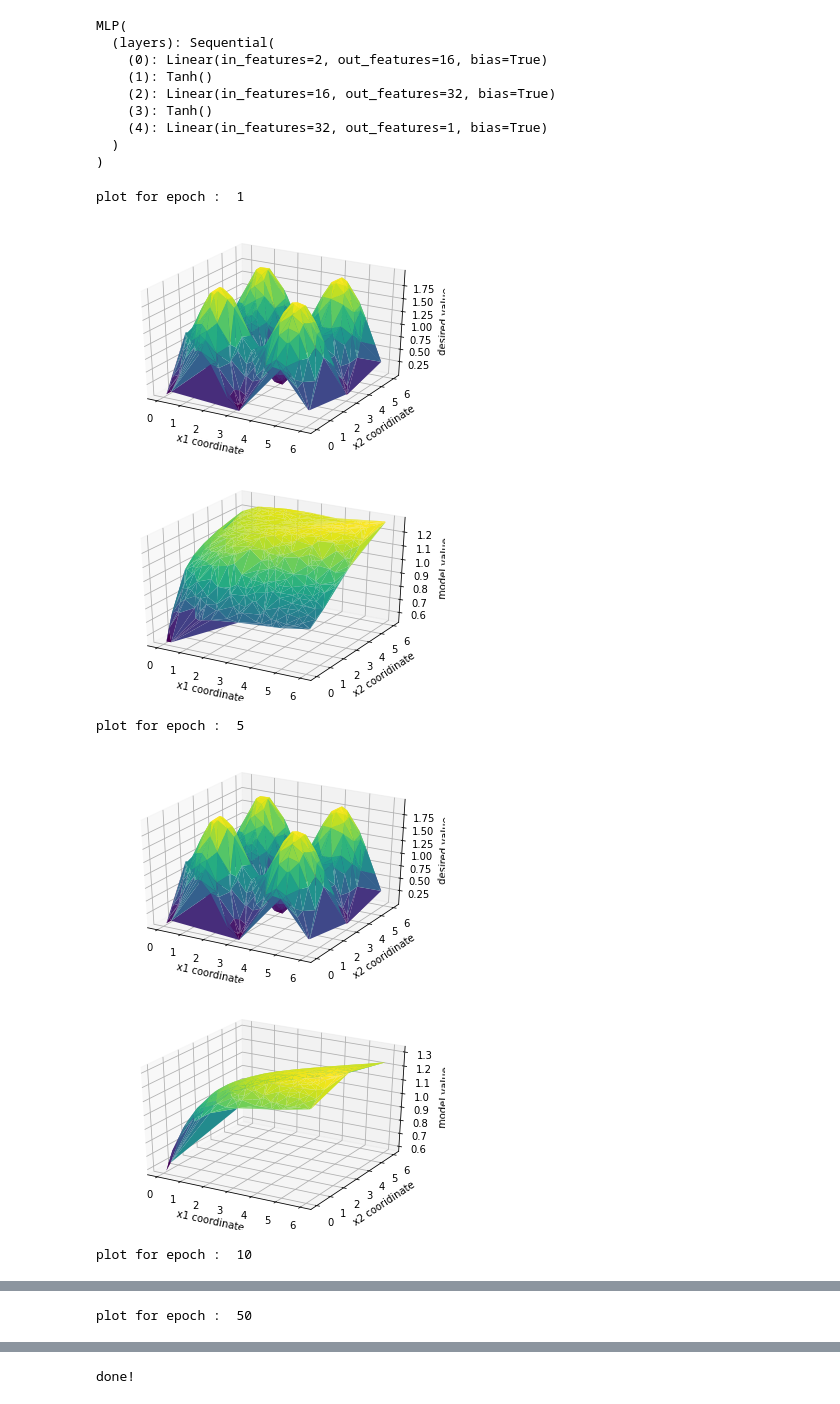
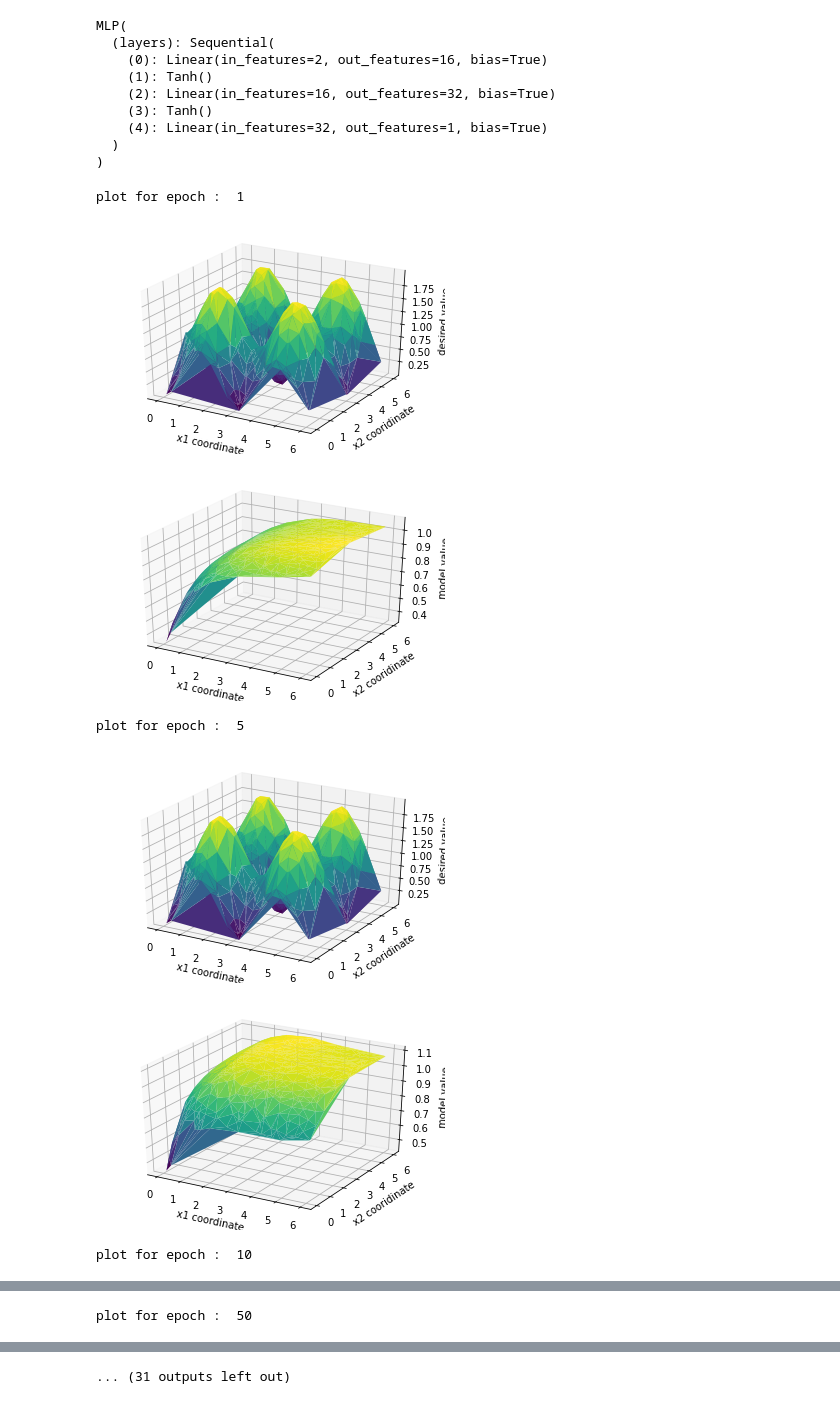
Before and after one commit to ram-ki/DL, a Jupyter notebook: CS6910_Assignment_1.ipynb, the cells around one changed output, grey strips where cells are left out. Drawn from its saved outputs; the diff is of its cells as text; code cells hidden in the pictures.

```diff
--- a/CS6910_Assignment_1.ipynb
+++ b/CS6910_Assignment_1.ipynb
@@ -171,37 +171,37 @@ MLP(
 # %%
 loss_function = nn.MSELoss()
 optimizer = torch.optim.SGD(mlp.parameters(), lr=1e-3, momentum=0.9)
-scheduler = torch.optim.lr_scheduler.StepLR(optimizer, step_size=10, gamma=0.5)
+scheduler = torch.optim.lr_scheduler.StepLR(optimizer, step_size=100, gamma=0.9)
 # %%
-plot_epoch_list = [1,5,10,50]
+plot_epoch_list = [1,5,10,50,100,200,300,400,500,600,700,800,900,1000]
 # %%
 train_loss_list= []
 val_loss_list = []
 test_loss_list = []
-for epoch in range(0, 50):
+for epoch in range(0, 1000):
   scheduler.step()
 
   # print('Epoch-{0} lr: {1}'.format(epoch, optimizer.param_groups[0]['lr']))
   # print(f"epoch {epoch+1}\n-------------------")
 
   l1 = train(trainloader, mlp, loss_function, optimizer)
   l2 = test(valloader, mlp, loss_function)
   l3 = test(testloader, mlp, loss_function)
 
   train_loss_list.append(l1.detach())
   val_loss_list.append(l2)
   test_loss_list.append(l3)
 
   if(epoch+1 in plot_epoch_list):
     print("plot for epoch : ",epoch+1)
     plot_surface()
 print("done!")
 # %% [output]
 plot for epoch :  1
 [figure]
-[figure, old version]
+[figure, new version]
 plot for epoch :  5
 [figure]
-[figure, old version]
+[figure, new version]
 plot for epoch :  10
 [figure]
@@ -212,4 +212,4 @@ plot for epoch :  50
-done!
+... (31 outputs left out)
 # %%
 # plotting
 num_epochs = len(train_loss_list)
```
Also changed, not shown: parts of 3 cells of this notebook.
